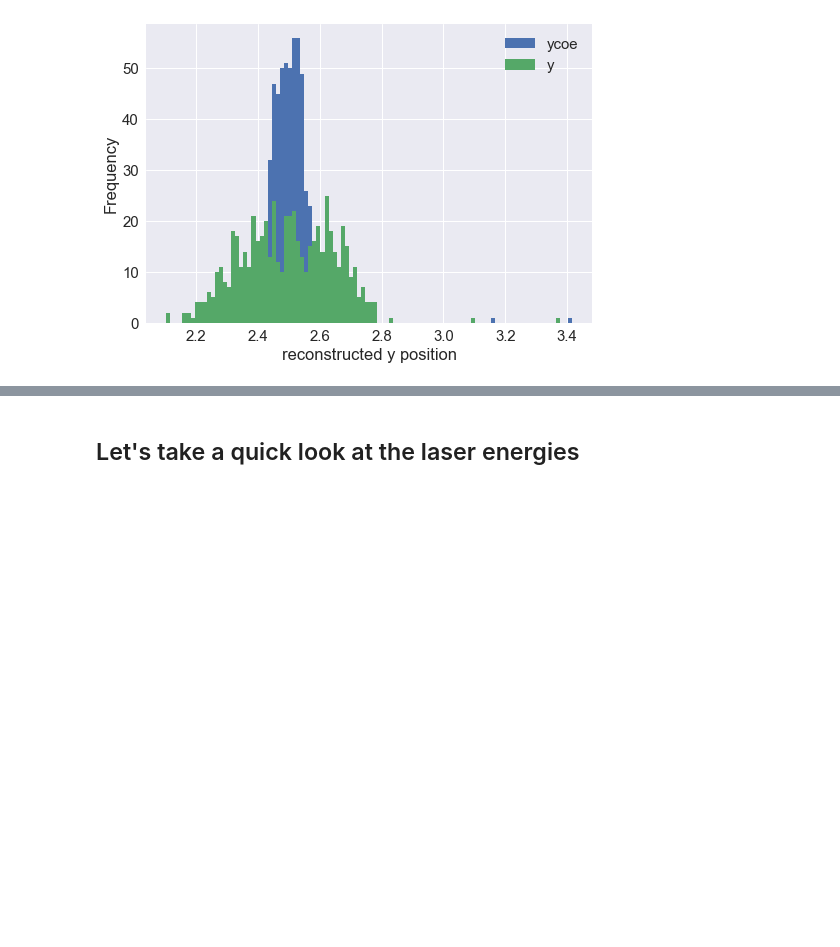
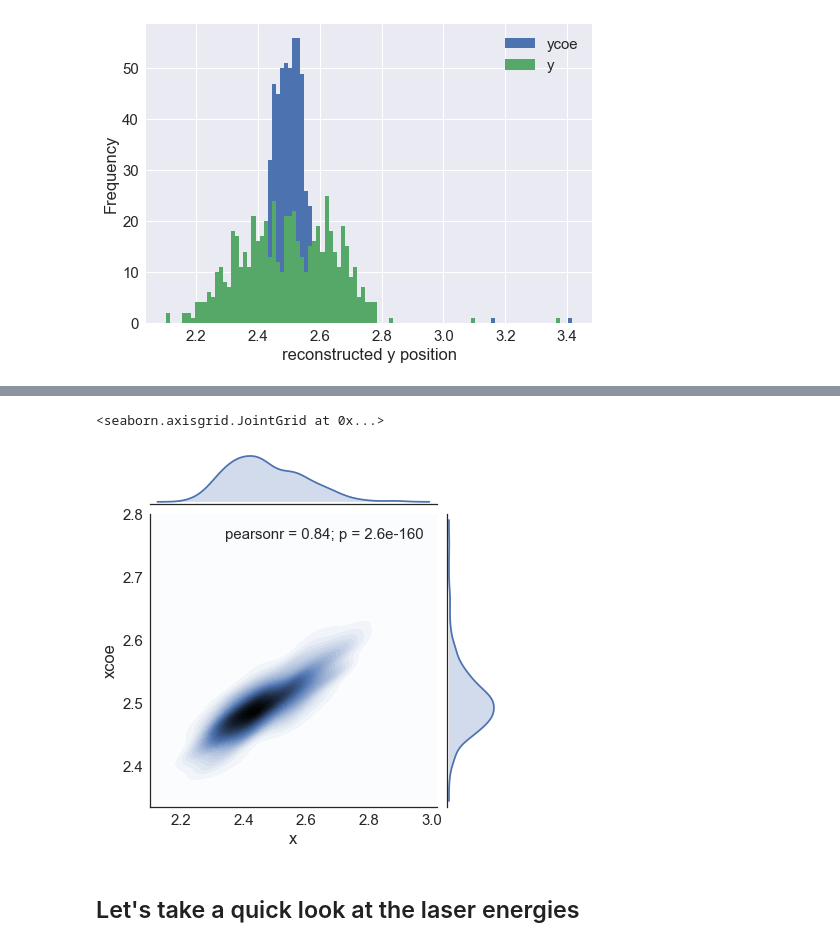
Before and after one commit to atfienberg/gm2-jupyter-notebooks, a Jupyter notebook: SLACWithPandas.ipynb, the cells around one changed output, grey strips where cells are left out. Drawn from its saved outputs; the diff is of its cells as text; code cells hidden in the pictures; blank space fills up the shorter version.

```diff
--- a/SLACWithPandas.ipynb
+++ b/SLACWithPandas.ipynb
@@ -284,6 +287,9 @@ seaborn.set_style('white')
 # %%
 seaborn.set_style('white')
-#seaborn.jointplot(x='x', y='xcoe', kind='kde', data=pos_frame, joint_kws={'n_levels':40})
+seaborn.jointplot(x='x', y='xcoe', kind='kde', data=pos_frame, joint_kws={'n_levels':40})
+# %% [output]
+<seaborn.axisgrid.JointGrid at 0x...>
+[figure, added]
 # %% [markdown]
 ## Let's take a quick look at the laser energies
 # %%
```
Also changed, not shown: parts of 3 cells of this notebook.
